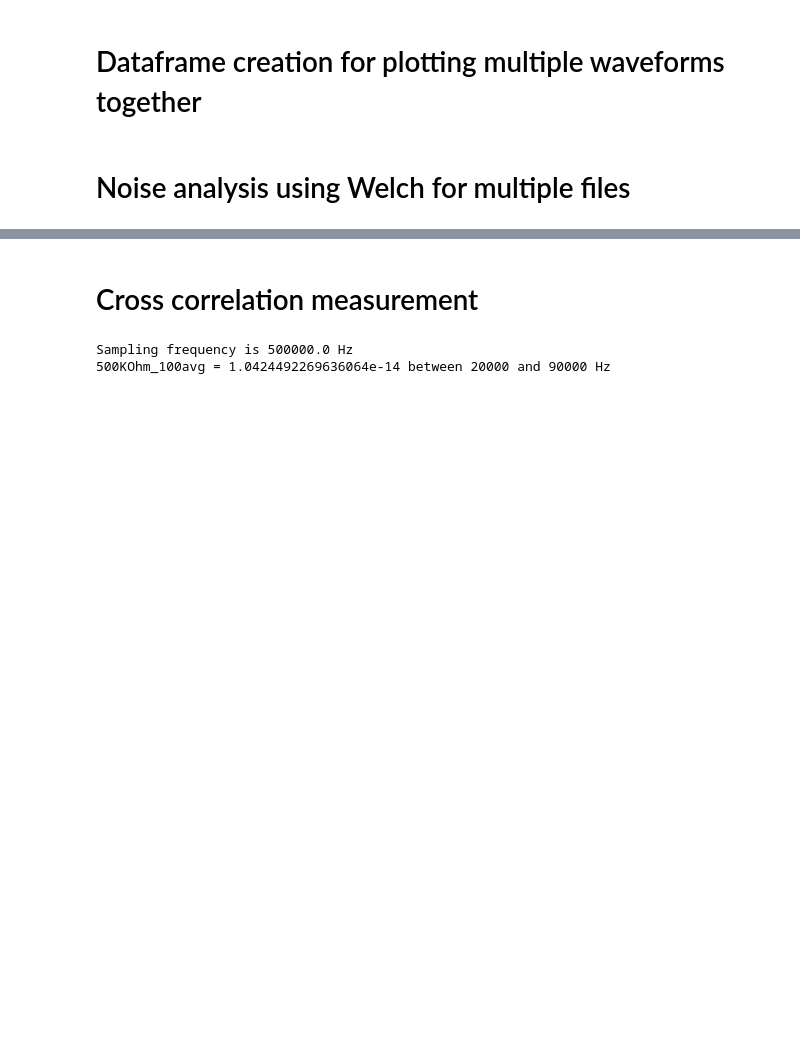
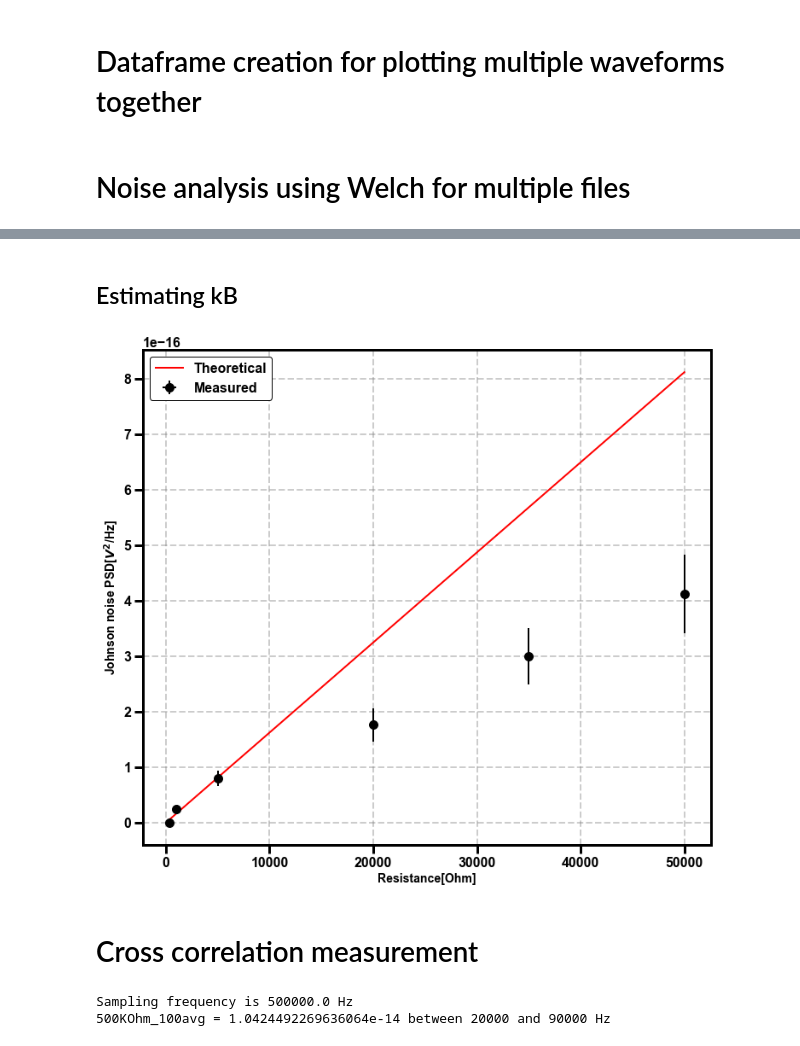
Before and after one commit to NikhilTilak/scripts, a Jupyter notebook: noise.ipynb, the cells around one changed output, grey strips where cells are left out. Drawn from its saved outputs; the diff is of its cells as text; code cells hidden in the pictures; blank space fills up the shorter version.

```diff
--- a/noise.ipynb
+++ b/noise.ipynb
@@ -308,3 +292,76 @@ johnson_noise_psd(300,20000)
+# %% [markdown]
+## Estimating kB
+# %%
+# S_meas = {
+#     300 : 1.3687954814722911e-09,
+#     1_000 : 2.0099483539817815e-09,
+#     5_000 : 3.356518253632447e-09,
+#     20_000 : 5.631602959258866e-09,
+#     35_000 : 8.202848249129805e-09,
+#     50_000 : 1.0260956906730618e-08
+# } # Band width 5 KHz to 10 KHz
+
+S_meas = {
+    300 : 1.421443580199186e-09,
+    1_000 : 2.0263471902736035e-09,
+    5_000 : 3.3920352813702853e-09,
+    20_000 : 5.655610541751654e-09,
+    35_000 : 8.472653162622217e-09,
+    50_000 : 1.0925053624557299e-08
+} # Band width 3 KHz to 6 KHz
+
+S_err = 0.05 # 5% error in PSD
+
+# gain_meas = {
+#     300 : 5000,
+#     1_000 : 5000,
+#     5_000 : 4949,
+#     20_000 : 3700,
+#     35_000 : 3600,
+#     50_000 : 3500
+# }
+
+gain_meas = {
+    300 : 5000,
+    1_000 : 5000,
+    5_000 : 4949,
+    20_000 : 4900,
+    35_000 : 4850,
+    50_000 : 4800
+}
+gain_err = 0.05 # 5% error in gain
+
+R_err = {
+    300 : 5,
+    1_000 : 100,
+    5_000 : 100,
+    20_000 : 100,
+    35_000 : 100,
+    50_000 : 100
+}
+
+S_bg = S_meas[300]
+
+S_johnson = {}
+for key in S_meas.keys():
+    S_johnson[key] = (S_meas[key] - S_bg)/gain_meas[key]**2
+
+
+
+fig, ax = plt.subplots(figsize=(10,9), constrained_layout=True)
+ax.errorbar(x=list(S_johnson.keys()),
+            y=list(S_johnson.values()),
+            yerr=[(2*gain_err + np.sqrt(2)*S_err)*s for s in list(S_johnson.values())],
+            xerr=list(R_err.values()),
+            fmt='o', label="Measured")
+ax.plot(list(S_johnson.keys()), [johnson_noise_psd(294,x) for x in list(S_johnson.keys())], '-', label="Theoretical")
+ax.set_xlabel("Resistance[Ohm]")
+ax.set_ylabel("Johnson noise PSD[$V^2$/Hz]")
+ax.grid()
+ax.legend()
+plt.show()
+# %% [output]
+[figure, added]
 # %% [markdown]
 # Cross correlation measurement
 # %%
```
Also changed, not shown: parts of 3 cells of this notebook.
